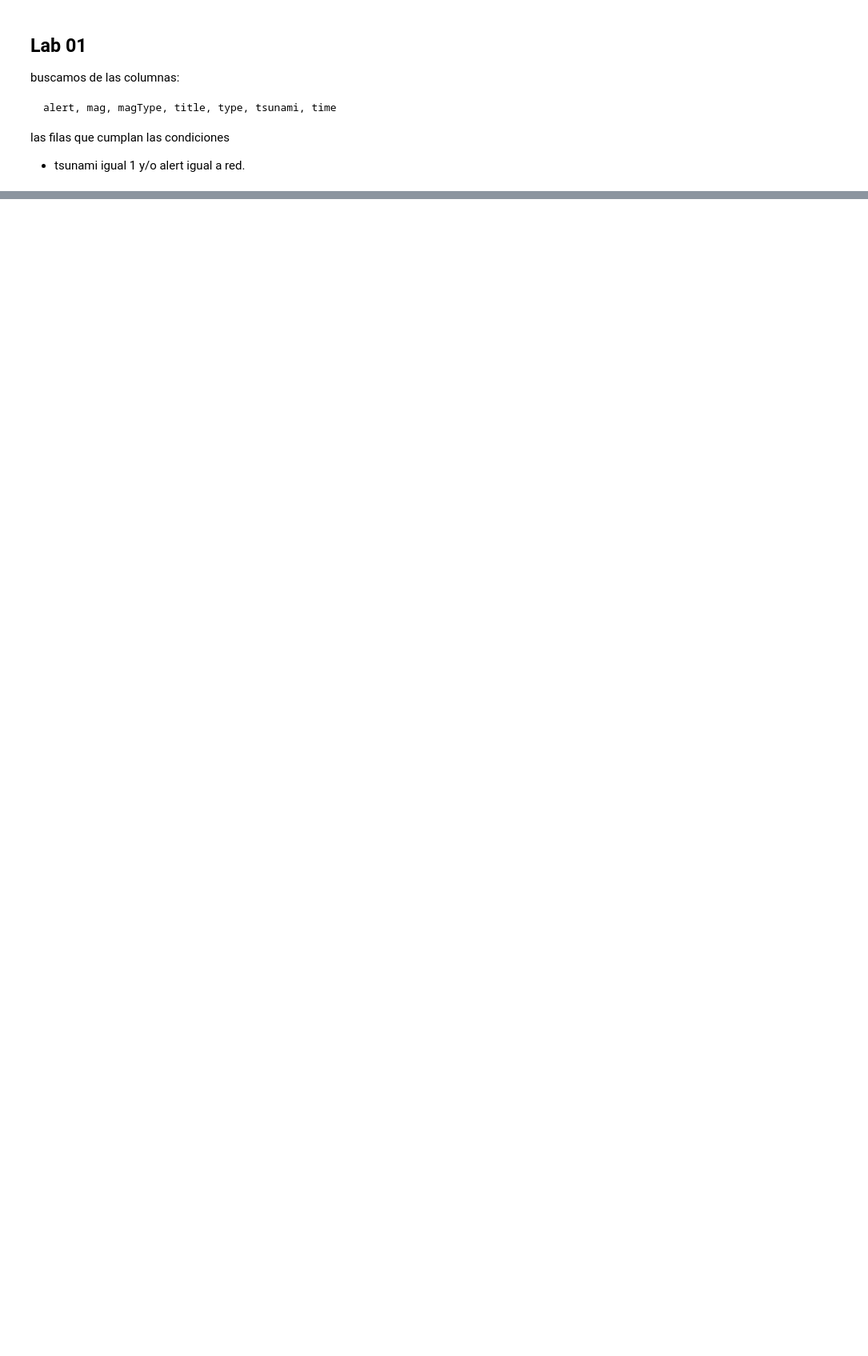
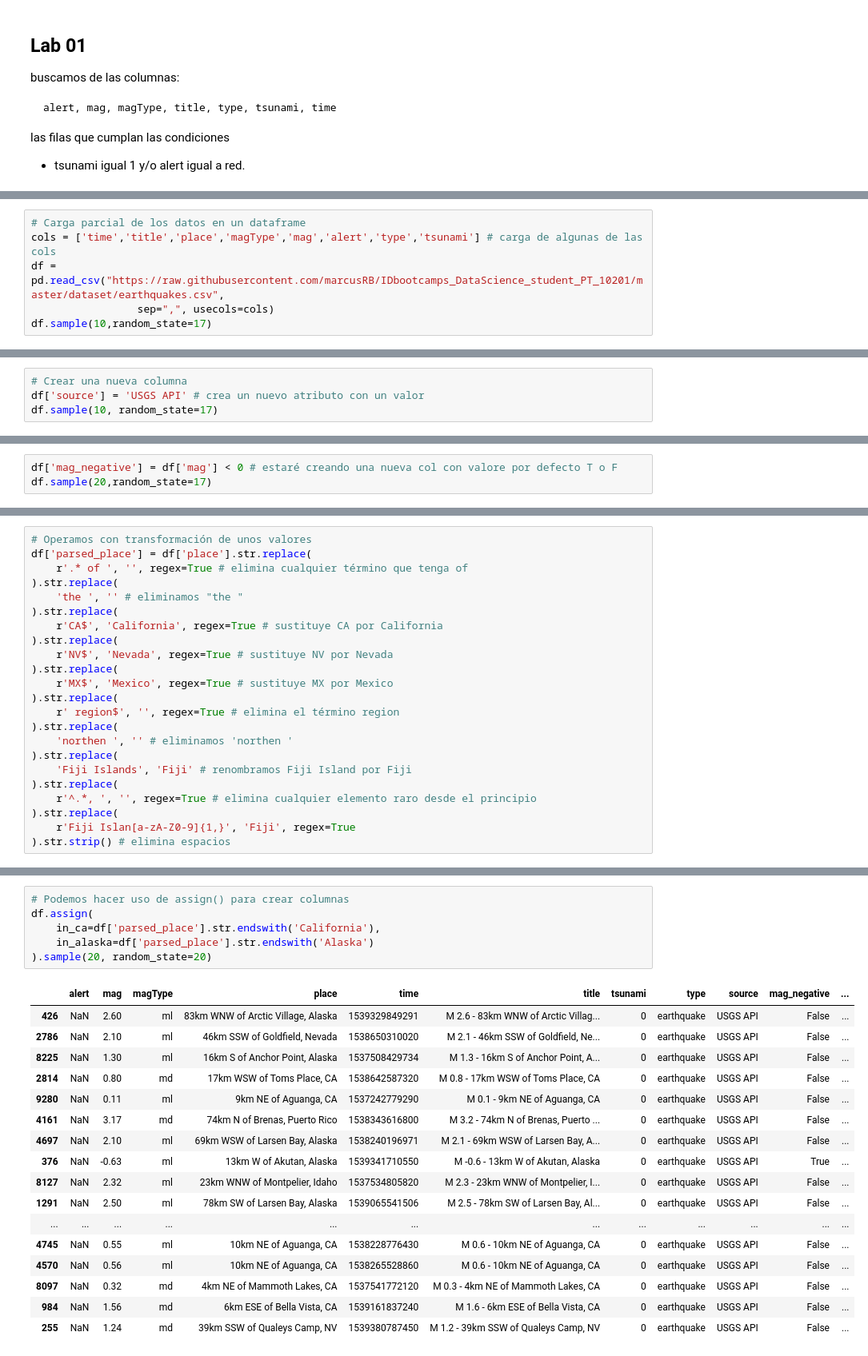
Before and after one commit to ricardocarreras/Bootcamp_DataScience_student, a Jupyter notebook: week10/01_Pandas_segunda_parte.ipynb, the cells around one changed output, grey strips where cells are left out. Shown: that part at 80% size. Drawn from its saved outputs; the diff is of its cells as text; blank space fills up the shorter version.

```diff
--- a/week10/01_Pandas_segunda_parte.ipynb
+++ b/week10/01_Pandas_segunda_parte.ipynb
@@ -671,0 +907,6 @@ las filas que cumplan las condiciones
+# %%
+# Carga parcial de los datos en un dataframe
+cols = ['time','title','place','magType','mag','alert','type','tsunami'] # carga de algunas de las cols
+df = pd.read_csv("https://raw.githubusercontent.com/marcusRB/IDbootcamps_DataScience_student_PT_10201/master/dataset/earthquakes.csv",
+                 sep=",", usecols=cols)
+df.sample(10,random_state=17)
@@ -671,0 +925,4 @@ las filas que cumplan las condiciones
+# %%
+# Crear una nueva columna
+df['source'] = 'USGS API' # crea un nuevo atributo con un valor
+df.sample(10, random_state=17)
@@ -671,0 +959,3 @@ las filas que cumplan las condiciones
+# %%
+df['mag_negative'] = df['mag'] < 0 # estaré creando una nueva col con valore por defecto T o F
+df.sample(20,random_state=17)
@@ -671,0 +1067,23 @@ las filas que cumplan las condiciones
+# %%
+# Operamos con transformación de unos valores
+df['parsed_place'] = df['place'].str.replace(
+    r'.* of ', '', regex=True # elimina cualquier término que tenga of
+).str.replace(
+    'the ', '' # eliminamos "the "
+).str.replace(
+    r'CA$', 'California', regex=True # sustituye CA por California
+).str.replace(
+    r'NV$', 'Nevada', regex=True # sustituye NV por Nevada
+).str.replace(
+    r'MX$', 'Mexico', regex=True # sustituye MX por Mexico
+).str.replace(
+    r' region$', '', regex=True # elimina el término region
+).str.replace(
+    'northen ', '' # eliminamos 'northen '
+).str.replace(
+    'Fiji Islands', 'Fiji' # renombramos Fiji Island por Fiji
+).str.replace(
+    r'^.*, ', '', regex=True # elimina cualquier elemento raro desde el principio
+).str.replace(
+    r'Fiji Islan[a-zA-Z0-9]{1,}', 'Fiji', regex=True
+).str.strip() # elimina espacios
@@ -671,0 +1130,24 @@ las filas que cumplan las condiciones
+# %%
+# Podemos hacer uso de assign() para crear columnas
+df.assign(
+    in_ca=df['parsed_place'].str.endswith('California'),
+    in_alaska=df['parsed_place'].str.endswith('Alaska')
+).sample(20, random_state=20)
+# %% [output]
+|  | alert | mag | magType | place | time | title | tsunami | type | source | mag_negative | ... |
+| 426 | NaN | 2.60 | ml | 83km WNW of Arctic Village, Alaska | 1539329849291 | M 2.6 - 83km WNW of Arctic Villag... | 0 | earthquake | USGS API | False | ... |
+| 2786 | NaN | 2.10 | ml | 46km SSW of Goldfield, Nevada | 1538650310020 | M 2.1 - 46km SSW of Goldfield, Ne... | 0 | earthquake | USGS API | False | ... |
+| 8225 | NaN | 1.30 | ml | 16km S of Anchor Point, Alaska | 1537508429734 | M 1.3 - 16km S of Anchor Point, A... | 0 | earthquake | USGS API | False | ... |
+| 2814 | NaN | 0.80 | md | 17km WSW of Toms Place, CA | 1538642587320 | M 0.8 - 17km WSW of Toms Place, CA | 0 | earthquake | USGS API | False | ... |
+| 9280 | NaN | 0.11 | ml | 9km NE of Aguanga, CA | 1537242779290 | M 0.1 - 9km NE of Aguanga, CA | 0 | earthquake | USGS API | False | ... |
+| 4161 | NaN | 3.17 | md | 74km N of Brenas, Puerto Rico | 1538343616800 | M 3.2 - 74km N of Brenas, Puerto ... | 0 | earthquake | USGS API | False | ... |
+| 4697 | NaN | 2.10 | ml | 69km WSW of Larsen Bay, Alaska | 1538240196971 | M 2.1 - 69km WSW of Larsen Bay, A... | 0 | earthquake | USGS API | False | ... |
+| 376 | NaN | -0.63 | ml | 13km W of Akutan, Alaska | 1539341710550 | M -0.6 - 13km W of Akutan, Alaska | 0 | earthquake | USGS API | True | ... |
+| 8127 | NaN | 2.32 | ml | 23km WNW of Montpelier, Idaho | 1537534805820 | M 2.3 - 23km WNW of Montpelier, I... | 0 | earthquake | USGS API | False | ... |
+| 1291 | NaN | 2.50 | ml | 78km SW of Larsen Bay, Alaska | 1539065541506 | M 2.5 - 78km SW of Larsen Bay, Al... | 0 | earthquake | USGS API | False | ... |
+| ... | ... | ... | ... | ... | ... | ... | ... | ... | ... | ... | ... |
+| 4745 | NaN | 0.55 | ml | 10km NE of Aguanga, CA | 1538228776430 | M 0.6 - 10km NE of Aguanga, CA | 0 | earthquake | USGS API | False | ... |
+| 4570 | NaN | 0.56 | ml | 10km NE of Aguanga, CA | 1538265528860 | M 0.6 - 10km NE of Aguanga, CA | 0 | earthquake | USGS API | False | ... |
+| 8097 | NaN | 0.32 | md | 4km NE of Mammoth Lakes, CA | 1537541772120 | M 0.3 - 4km NE of Mammoth Lakes, CA | 0 | earthquake | USGS API | False | ... |
+| 984 | NaN | 1.56 | md | 6km ESE of Bella Vista, CA | 1539161837240 | M 1.6 - 6km ESE of Bella Vista, CA | 0 | earthquake | USGS API | False | ... |
+| 255 | NaN | 1.24 | md | 39km SSW of Qualeys Camp, NV | 1539380787450 | M 1.2 - 39km SSW of Qualeys Camp, NV | 0 | earthquake | USGS API | False | ... |
```
Also changed, not shown: parts of 54 cells of this notebook.
